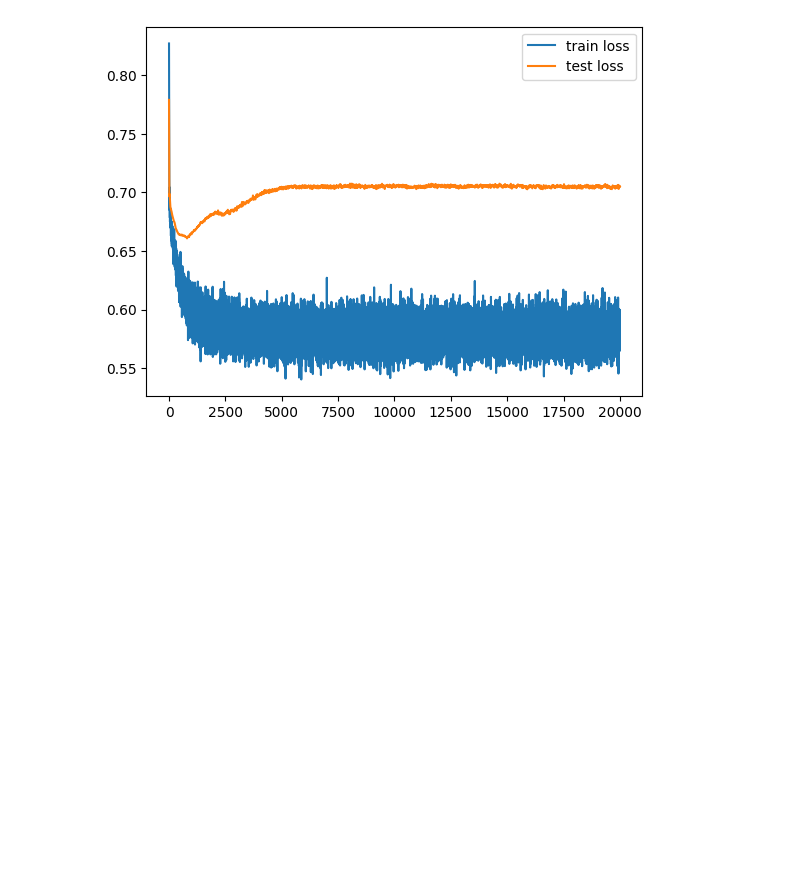
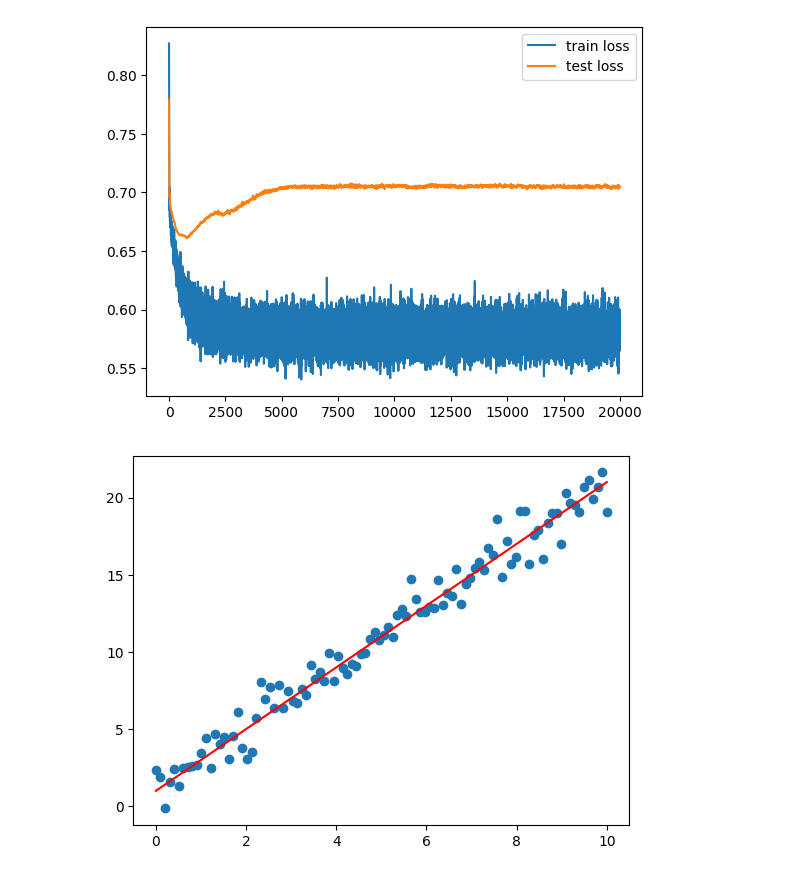
Before and after one commit to HuichuanLI/play-with-Linear-Algebra, a Jupyter notebook: 微积分/21_神经网络梯度问题.ipynb, the cells around one changed output. Saved outputs shown, nothing was run; the diff lists cells and outputs as text; code cells hidden in the pictures; blank space fills up the shorter version.

```diff
--- a/微积分/21_神经网络梯度问题.ipynb
+++ b/微积分/21_神经网络梯度问题.ipynb
@@ -735,3 +735,16 @@ Epoch [19000/20000], Loss: 0.5745, Val Loss: 0.7045
 Epoch [19500/20000], Loss: 0.5875, Val Loss: 0.7047
 Epoch [20000/20000], Loss: 0.5776, Val Loss: 0.7048
 [figure]
+# %%
+import numpy as np
+import matplotlib.pyplot as plt
+
+np.random.seed(10)
+X = np.linspace(0, 10, 100).reshape(-1, 1)
+y = 2 * X + 1 + np.random.randn(100, 1)
+
+plt.scatter(X, y)
+plt.plot(X, 2 * X + 1, color='red')
+plt.show()
+# %% [output]
+[figure, added]
```
Also changed, not shown: parts of 2 cells of this notebook.
